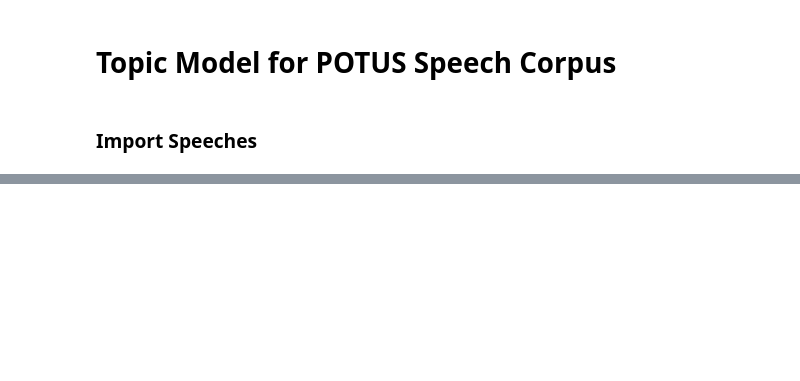
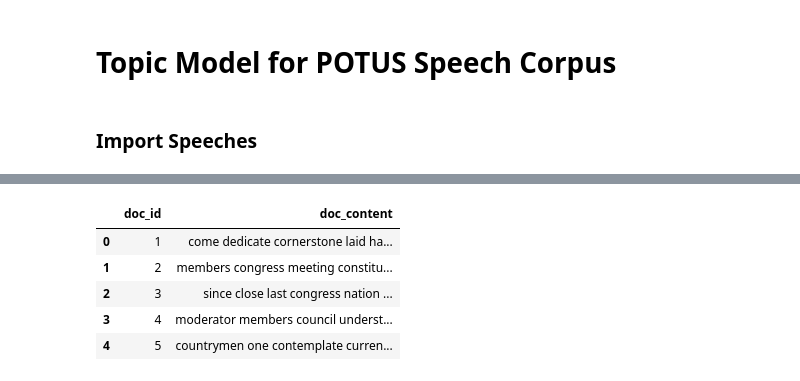
Before and after one commit to li-william/POTUS-speech-analysis, a Jupyter notebook: Topic_Model.ipynb, the cells around one changed output, grey strips where cells are left out. Cells and saved outputs as stored; diff of their text form; code cells hidden in the pictures; blank space fills up the shorter version.

```diff
--- a/Topic_Model.ipynb
+++ b/Topic_Model.ipynb
@@ -38,0 +105,12 @@ ValueError: can not merge DataFrame with instance of type <class 'list'>
+# %%
+corpus = tx.gather_tokens(tokens, level=0, col='term_str')\
+    .reset_index().rename(columns={'term_str':'doc_content'})
+# %%
+corpus.head()
+# %% [output]
+|  | doc_id | doc_content |
+| 0 | 1 | come dedicate cornerstone laid ha... |
+| 1 | 2 | members congress meeting constitu... |
+| 2 | 3 | since close last congress nation ... |
+| 3 | 4 | moderator members council underst... |
+| 4 | 5 | countrymen one contemplate curren... |
```
Also changed, not shown: parts of 12 cells of this notebook, 1 other file.
